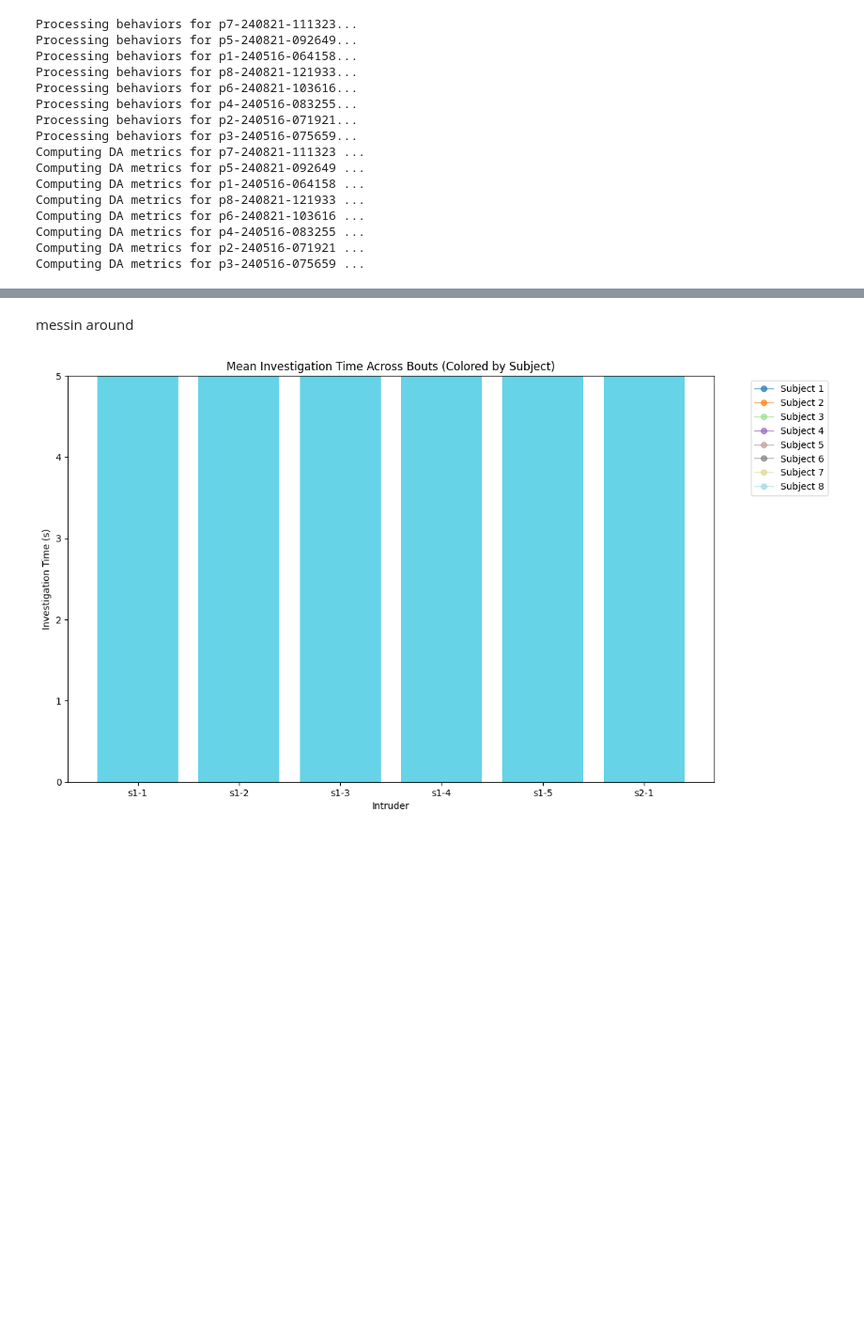
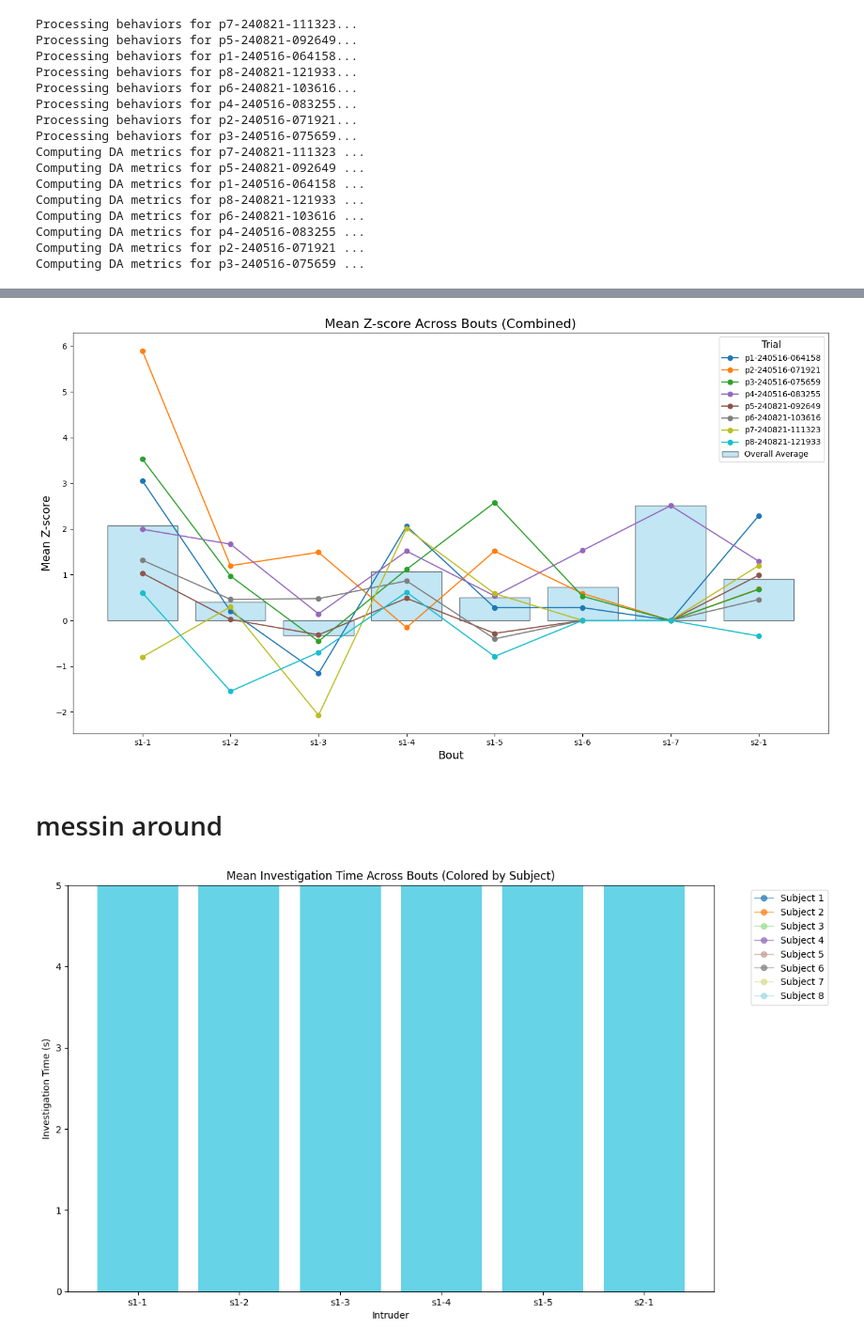
Before and after one commit to padillacoreanolab/Fiber_Photometry, a Jupyter notebook: Hab Dishab/hd_analysis.ipynb, the cells around one changed output, grey strips where cells are left out. Shown at 94% size. Drawn from its saved outputs; the diff is of its cells as text; code cells hidden in the pictures; blank space fills up the shorter version.

Commit message:
playing around w graphing t tests

```diff
--- a/Hab Dishab/hd_analysis.ipynb
+++ b/Hab Dishab/hd_analysis.ipynb
@@ -834,5 +386,15 @@ plot_da_metrics_combined_oneplot(experiment,
-# %% [markdown]
-messin around
+# %%
+# plotting colors too
+plot_da_metrics_color_oneplot(experiment,
+                                 metric_name="Mean Z-score",
+                                 title="Mean Z-score Across Bouts (Combined)",
+                                 ylabel="Mean Z-score",
+                                 xlabel="Bout",
+                                 figsize=(14,8))
+# %% [output]
+[figure, added]
+# %% [markdown]
+# messin around
 # %%
 def hab_dishab_plot_y_across_bouts_colored(
     df,
```
Also changed, not shown: parts of 6 cells of this notebook, 1 other file.
